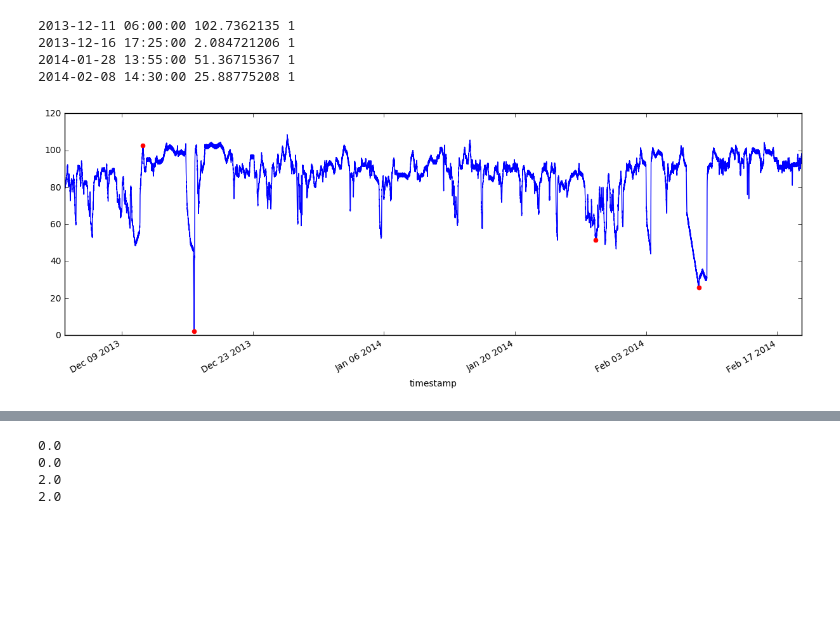
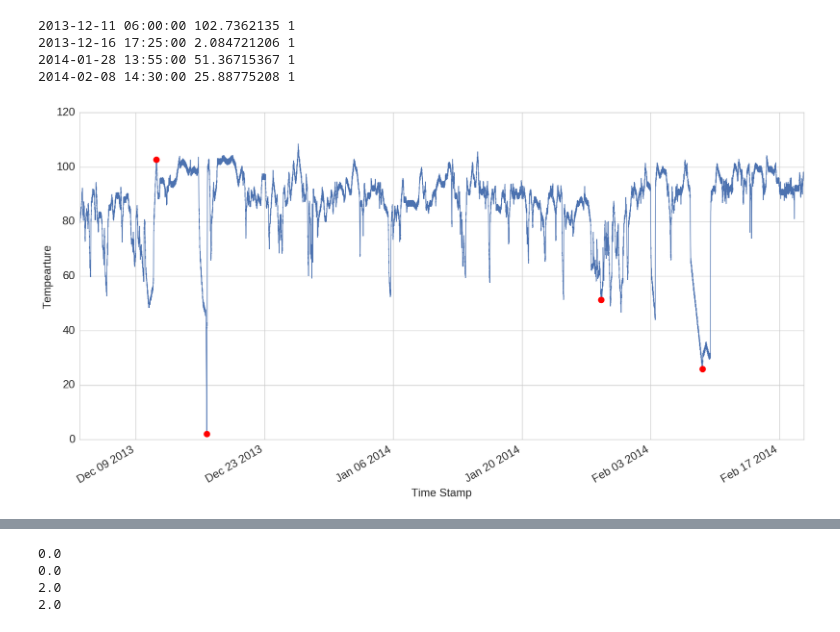
Before and after one commit to akash13singh/lstm_anomaly_thesis, a Jupyter notebook: notebooks/NAB_machine_temp.ipynb, the cells around one changed output, grey strips where cells are left out. Saved outputs shown, nothing was run; the diff lists cells and outputs as text; code cells hidden in the pictures; blank space fills up the shorter version.

Commit message:
final notebook for machine temp main results

```diff
--- a/notebooks/NAB_machine_temp.ipynb
+++ b/notebooks/NAB_machine_temp.ipynb
@@ -13,3 +19,15 @@ from sklearn.metrics import fbeta_score
+# %%
+params = {'legend.fontsize': 'large',
+          #'figure.figsize': (15,5),
+          #'axes.grid' :True,
+          #'grid.color' :'White',
+         'axes.labelsize': 'x-large',
+         'axes.titlesize':'x-large',
+         'xtick.labelsize':'x-large',
+         'ytick.labelsize':'x-large',
+         'lines.linewidth':1}
+pylab.rcParams.update(params)
+sns.set_style("whitegrid")
 # %%
 df = pd.read_csv("../resources/data/nab/nab_machine_temperature/NAB_machine_temperature_system_failure.csv")
 # %%
@@ -111,14 +129,19 @@ for row in rows:
 2014-01-28 13:55:00 51.36715367 1
 2014-02-08 14:30:00 25.88775208 1
 # %%
-plt.figure()
-df['value'].plot(figsize=(15,5))
+f1 = plt.figure(figsize=(20,10))
+df['value'].plot()
 rows = df[df.anomaly.isin([1])].itertuples()
 for row in rows:
-    plt.plot(row[0], row[1], 'r.', markersize=10.0)
+    plt.plot(row[0], row[1], 'r.', markersize=20.0)
+plt.xlabel("Time Stamp")
+plt.ylabel("Tempearture")
 plt.show()
+pp = PdfPages('machine_temp_data.pdf')
+pp.savefig(f1)
+pp.close()
 # %% [output]
-[figure, old version]
+[figure, new version]
 # %%
 '''
 Anomaly Dates: Dec 11, Dec16, Jan28, Feb8
```
Also changed, not shown: parts of 20 cells of this notebook.
